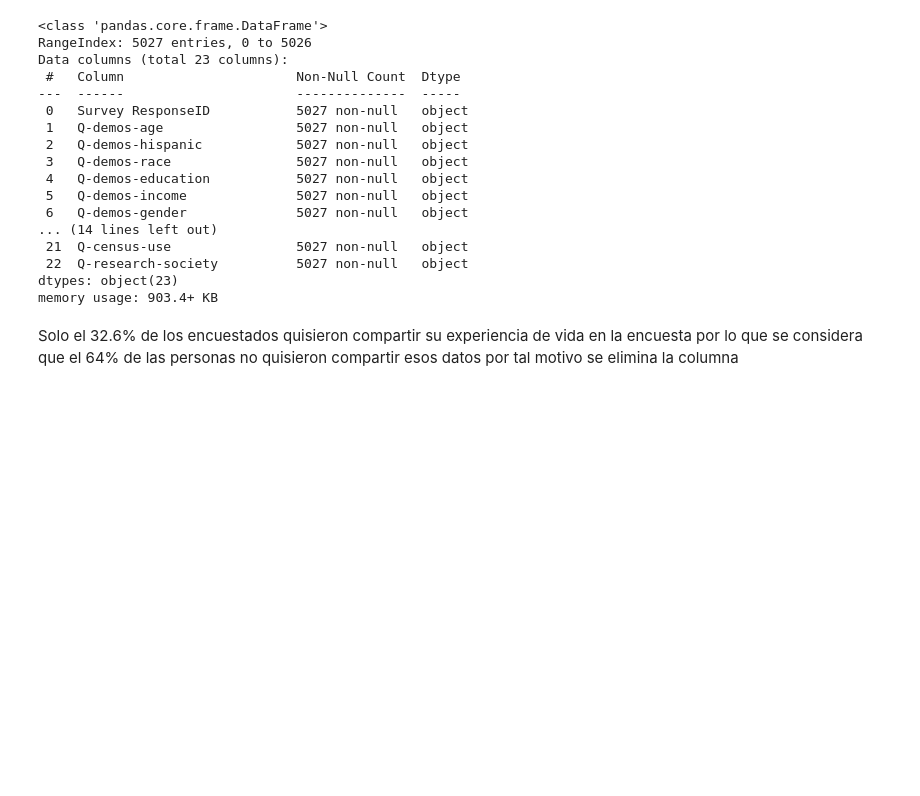
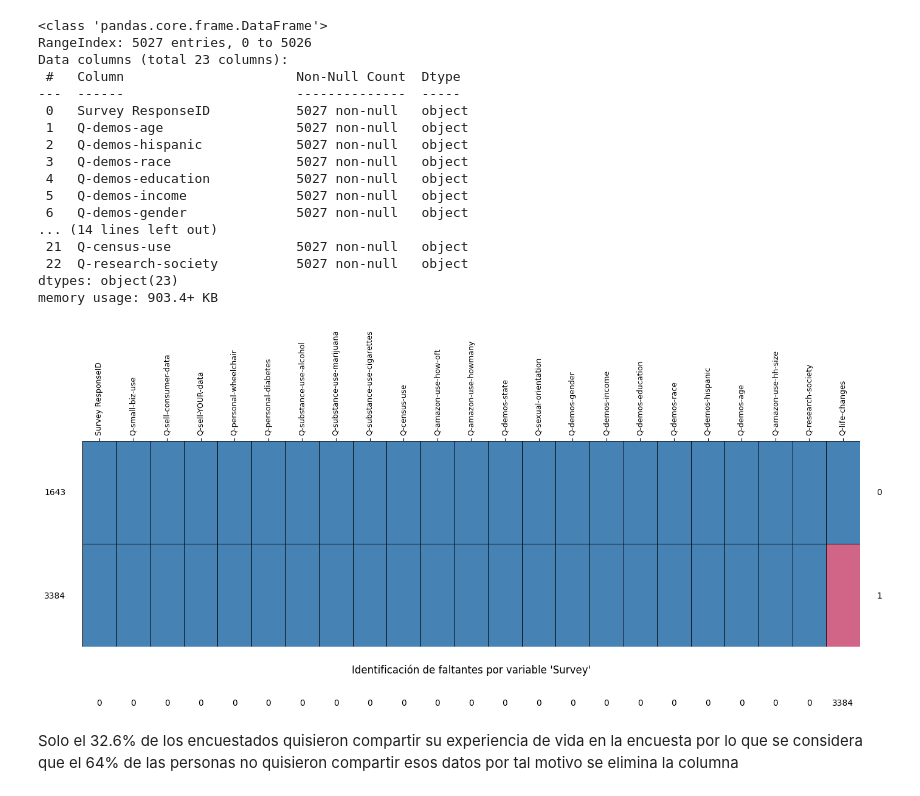
Before and after one commit to Th-msc-data-2026-ujav/Segmentacion-de-clientes-Samsung-SioW-SoW-y-Pow, a Jupyter notebook: segmentacion de clientes/segmentacion_clientes.ipynb, the cells around one changed output. Cells and saved outputs as stored; diff of their text form; code cells hidden in the pictures; blank space fills up the shorter version.

```diff
--- a/segmentacion de clientes/segmentacion_clientes.ipynb
+++ b/segmentacion de clientes/segmentacion_clientes.ipynb
@@ -240,6 +328,91 @@ Data columns (total 23 columns):
  22  Q-research-society          5027 non-null   object
 dtypes: object(23)
 memory usage: 903.4+ KB
+# %%
+# 1. Convertir a matriz booleana (True si es faltante, False si está presente)
+missing_matrix = survey .isnull()
+
+# 2. AGRUPAR por patrones idénticos de faltantes y contar cuántas filas tienen cada patrón
+# Esto reduce tus 19,706 filas a solo unas cuantas combinaciones únicas
+patrones = (
+    missing_matrix.groupby(list(missing_matrix.columns))
+    .size()
+    .reset_index(name="Frecuencia_Filas")
+)
+
+# 3. Ordenar los patrones: Primero los que tienen menos faltantes totales
+# Calculamos cuántas variables faltan en cada patrón (suma horizontal)
+patrones["Total_Faltantes_Por_Patron"] = patrones[survey .columns].sum(axis=1)
+patrones = patrones.sort_values(
+    by=["Total_Faltantes_Por_Patron", "Frecuencia_Filas"],
+    ascending=[True, False],
+)
+
+# 4Ordenar las columnas (variables): De menos faltantes a más faltantes (Izquierda a Derecha)
+total_faltantes_columna = missing_matrix.sum().sort_values()
+columnas_ordenadas = total_faltantes_columna.index
+
+# Reorganizar nuestra matriz agrupada con el orden correcto
+matriz_plot = patrones[columnas_ordenadas].copy()
+conteos_filas = patrones["Frecuencia_Filas"].values
+conteos_cols_patron = patrones["Total_Faltantes_Por_Patron"].values
+conteos_totales_cols = total_faltantes_columna.values
+
+# 5. DIBUJAR EL GRÁFICO (Estilo Cuadrícula de la segunda imagen)
+fig, ax = plt.subplots(figsize=(14, 7))
+
+# Colores exactos: Azul para datos presentes (False), Rosa/Magenta para faltantes (True)
+cmap = sns.color_palette(["#4682B4", "#D16587"])
+
+# Dibujamos la cuadrícula limpia con bordes negros (linewidths=0.5)
+sns.heatmap(
+    matriz_plot,
+    cmap=cmap,
+    cbar=False,
+    linewidths=0.5,
+    linecolor="black",
+    ax=ax,
+    yticklabels=False,
+)
+
+# Ajustar etiquetas del eje X arriba (como en tu imagen objetivo)
+ax.xaxis.tick_top()
+ax.set_xticklabels(columnas_ordenadas, rotation=90, fontsize=9)
+
+# 7. AGREGAR LOS NÚMEROS DE LOS BORDES
+
+# Eje Izquierdo: Frecuencia de filas con ese patrón
+for i, count in enumerate(conteos_filas):
+    ax.text(-0.5, i + 0.5, str(count), va="center", ha="right", fontsize=10)
+
+# Eje Derecho: Cuántas variables faltan en esa fila/patrón
+for i, count in enumerate(conteos_cols_patron):
+    ax.text(
+        len(columnas_ordenadas) + 0.5,
+        i + 0.5,
+        str(count),
+        va="center",
+        ha="left",
+        fontsize=10,
+    )
+
+# Eje Inferior: Total de faltantes por cada variable independiente
+for j, count in enumerate(conteos_totales_cols):
+    ax.text(
+        j + 0.5,
+        len(patrones) + 0.5,
+        str(count),
+        va="top",
+        ha="center",
+        fontsize=10,
+    )
+
+# Título inferior
+plt.title("Identificación de faltantes por variable 'Survey'", y=-0.15, fontsize=12)
+plt.tight_layout()
+plt.show()
+# %% [output]
+[figure, added]
 # %% [markdown]
 Solo el 32.6% de los encuestados quisieron compartir su experiencia de vida en la encuesta por lo que se considera que el 64% de las personas no quisieron compartir esos datos por tal motivo se elimina la columna
 # %%
```
Also changed, not shown: parts of 27 cells of this notebook, 2 other files.
